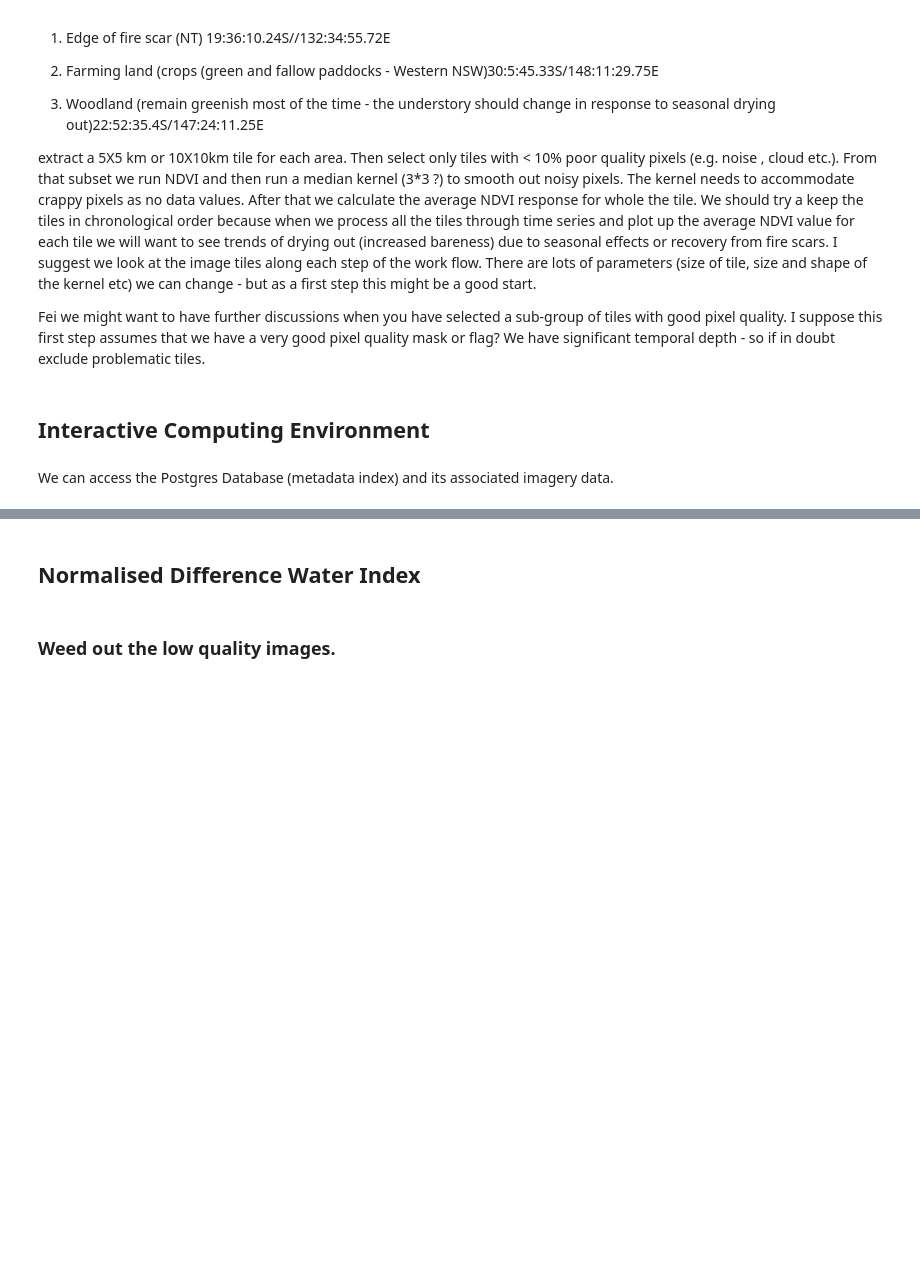
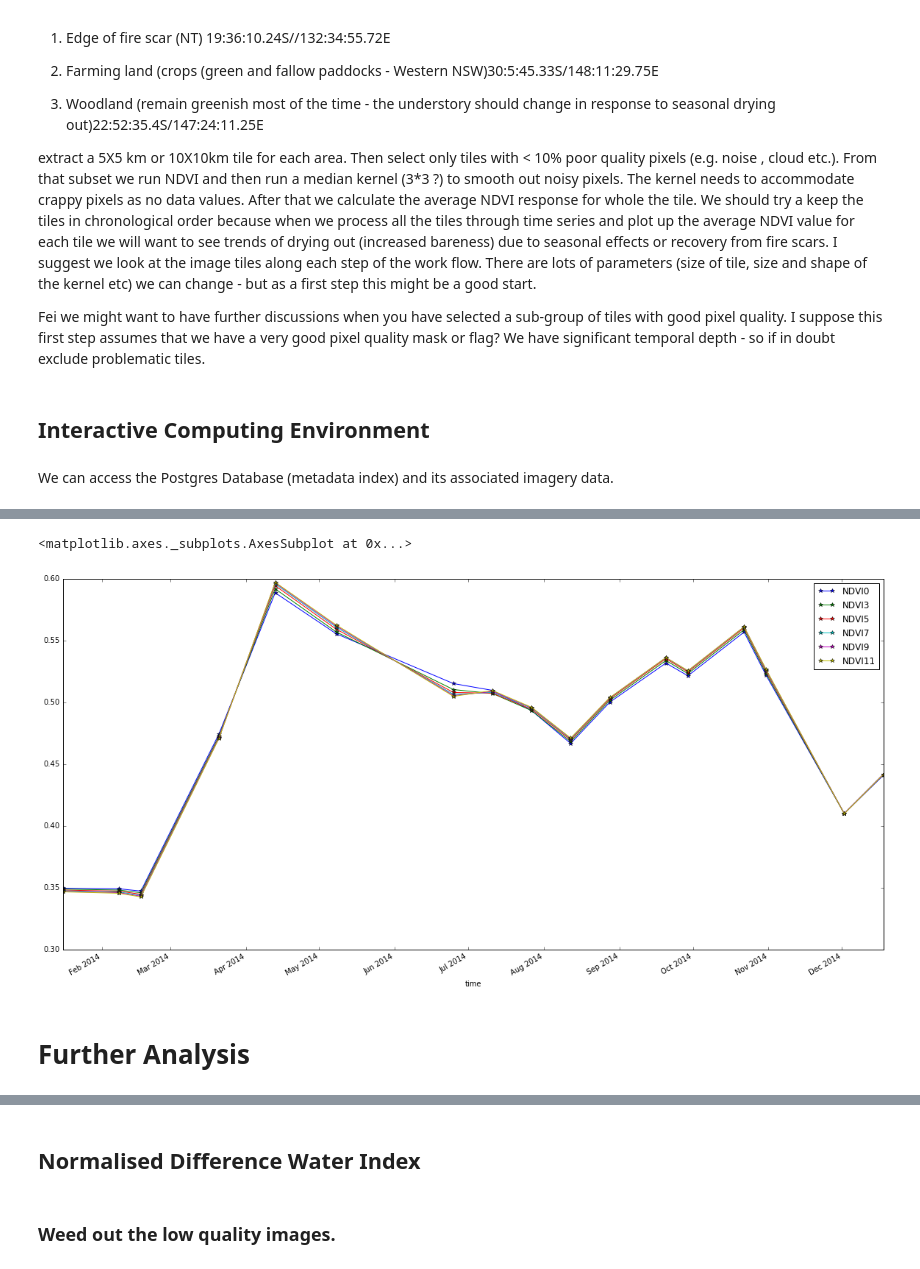
Before and after one commit to zhang01GA/geodanalytics, a Jupyter notebook: BareSoil/find_barest_soil_observations_v3.ipynb, the cells around one changed output, grey strips where cells are left out. Saved outputs shown, nothing was run; the diff lists cells and outputs as text; code cells hidden in the pictures; blank space fills up the shorter version.

```diff
--- a/BareSoil/find_barest_soil_observations_v3.ipynb
+++ b/BareSoil/find_barest_soil_observations_v3.ipynb
@@ -458,0 +55,17 @@ tp=('1980-01-01', '2016-12-31')
+# %%
+ndviobj = NDVI_Image_Stack()
+
+print("before", ndviobj.qdict)
+
+newquery ={
+             'time': ('2013-01-01', '2014-01-01'),
+             'lat': (-35.2, -35.4),
+             'lon': (149.0, 149.2),
+            'prod_type':'ls8_nbar_albers',
+            'AOI_NAME':'Canberra' }
+
+ndviobj.update_from_dict( newquery )
+
+print('After: ',  ndviobj.qdict)
+
+pdframe= ndviobj.main()
@@ -458,0 +98,10 @@ tp=('1980-01-01', '2016-12-31')
+# %%
+print ndviobj.tp
+
+new_querydict = {'prod_type':'ls8_nbar_albers', 'time': ('2014-01-01', '2015-01-01')  }
+
+ndviobj.update_from_dict( new_querydict )
+
+print ndviobj.tp
+
+pdframe= ndviobj.main( )  #override with more specific ('ls8_nbar_albers')
@@ -458,0 +143,8 @@ tp=('1980-01-01', '2016-12-31')
+# %%
+
+pdframe.plot(figsize=(20,10),marker='*')
+# %% [output]
+<matplotlib.axes._subplots.AxesSubplot at 0x...>
+[figure, added]
+# %% [markdown]
+# Further Analysis
```
Also changed, not shown: parts of 30 cells of this notebook, 4 other files.
